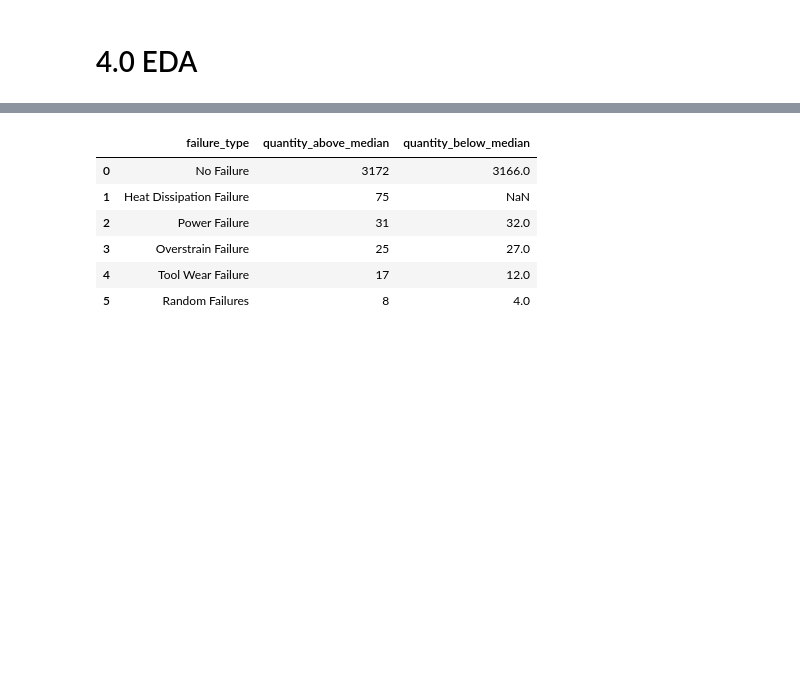
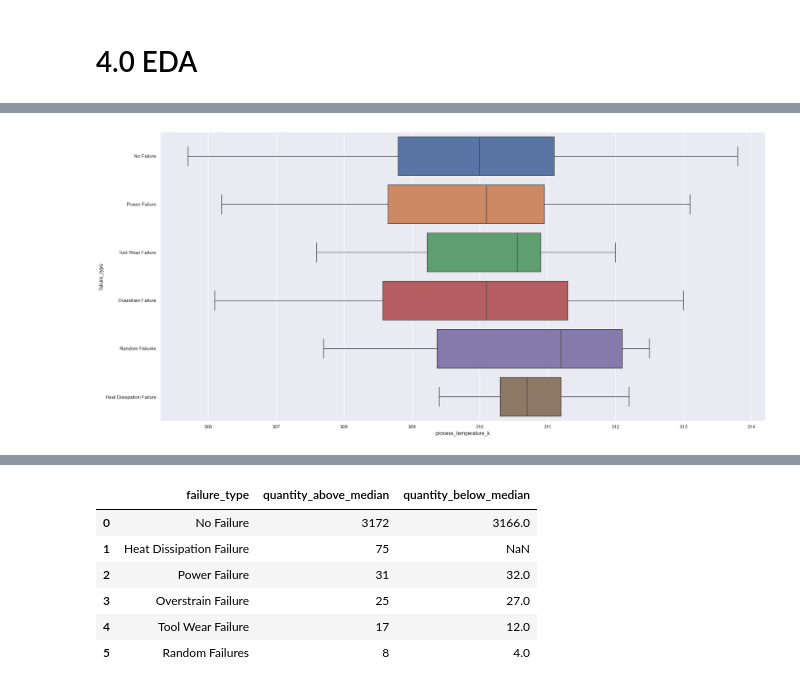
Before and after one commit to lavinomenezes/desafio_indicium, a Jupyter notebook: notebooks/desafio_indicium_lm_v02_feature_engineering.ipynb, the cells around one changed output, grey strips where cells are left out. Saved outputs shown, nothing was run; the diff lists cells and outputs as text; code cells hidden in the pictures; blank space fills up the shorter version.

```diff
--- a/notebooks/desafio_indicium_lm_v02_feature_engineering.ipynb
+++ b/notebooks/desafio_indicium_lm_v02_feature_engineering.ipynb
@@ -271,0 +289,4 @@ Image(path_local + 'data/images/indicium.png')
+# %%
+sns.boxplot(data=df_uni[['process_temperature_k','failure_type']],x='process_temperature_k',y='failure_type');
+# %% [output]
+[figure, added]
```
Also changed, not shown: parts of 47 cells of this notebook.
